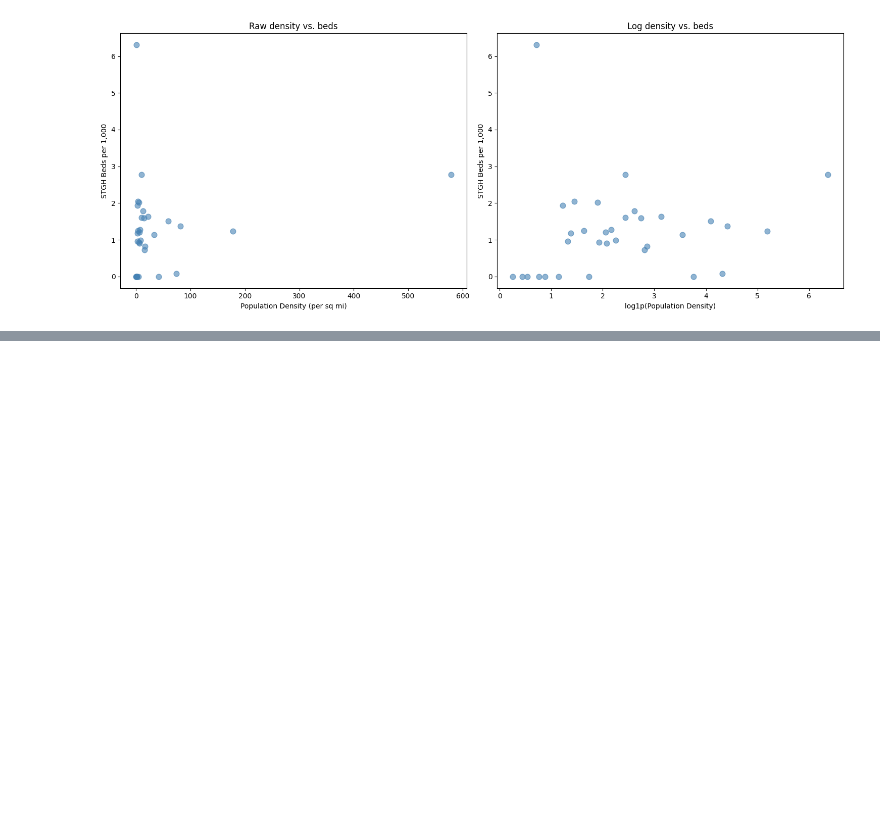
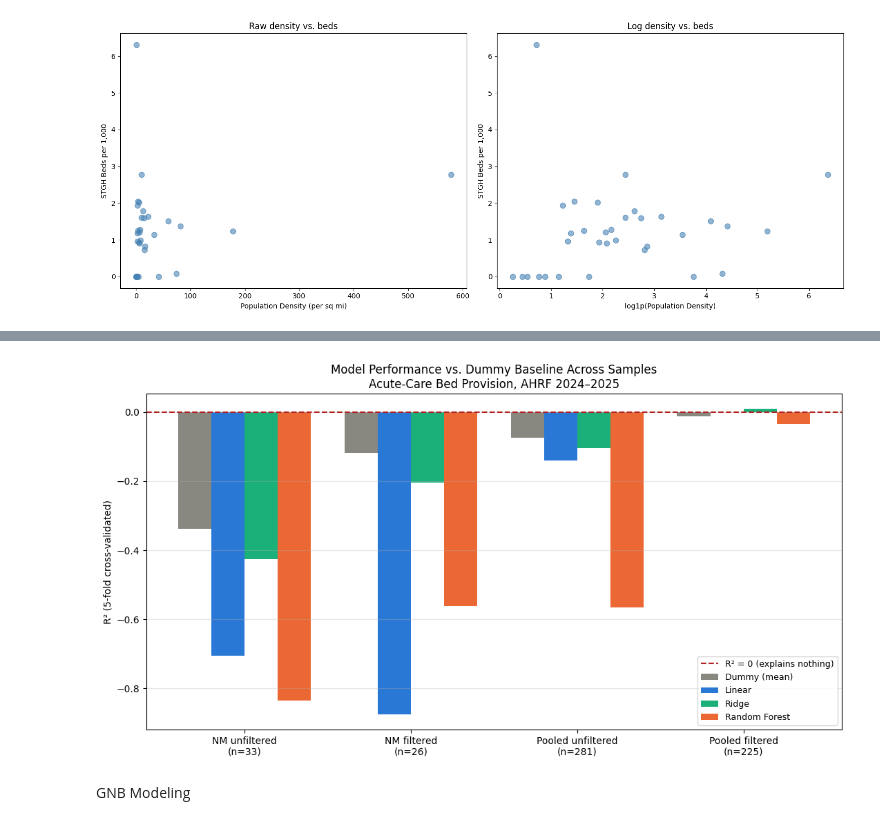
Before and after one commit to Capstone-Rangers/Capstone-Projects, a Jupyter notebook: Rural-Health-Access/Regional_Hospital_Spatial_Management.ipynb, the cells around one changed output, grey strips where cells are left out. Cells and saved outputs as stored; diff of their text form; code cells hidden in the pictures; blank space fills up the shorter version.

Commit message:
Created using Colab updated Additional testing to determine if the Null finding would hold up with comparing similar states, also used CMS derived target to test Null.

```diff
--- a/Rural-Health-Access/Regional_Hospital_Spatial_Management.ipynb
+++ b/Rural-Health-Access/Regional_Hospital_Spatial_Management.ipynb
@@ -619,0 +1035,20 @@ plt.show()
+# %%
+nm_filtered = pooled_frame[(pooled_frame['state'] == 'NM') &
+                           (pooled_frame['population'] >= POP_FLOOR)].copy()
+
+print(f"NM retained {len(nm_filtered)} of 33 counties")
+print("Dropped:", sorted(set(pooled_frame[pooled_frame['state']=='NM']['county'])
+                         - set(nm_filtered['county'])))
+print(f"Zero-bed counties remaining: {(nm_filtered['stgh_beds_per_1k'] == 0).sum()}")
+
+Xnm = pd.DataFrame({
+    'log_density':  np.log1p(nm_filtered['density']),
+    'poverty_rate': nm_filtered['poverty_rate'],
+    'pct_65plus':   nm_filtered['pct_65plus'],
+})
+ynm = nm_filtered['stgh_beds_per_1k']
+
+print()
+for name, m in models.items():
+    s = cross_val_score(m, Xnm, ynm, cv=kf, scoring='r2')
+    print(f"{name:<15} R² = {s.mean():>7.3f}   folds: {np.round(s, 3)}")
@@ -619,0 +1067,35 @@ plt.show()
+# %%
+import matplotlib.pyplot as plt
+import numpy as np
+
+configs = ['NM unfiltered\n(n=33)', 'NM filtered\n(n=26)',
+           'Pooled unfiltered\n(n=281)', 'Pooled filtered\n(n=225)']
+results = {
+    'Dummy (mean)':  [-0.338, -0.118, -0.074, -0.013],
+    'Linear':        [-0.705, -0.875, -0.140, -0.001],
+    'Ridge':         [-0.425, -0.204, -0.104,  0.009],
+    'Random Forest': [-0.835, -0.561, -0.566, -0.035],
+}
+
+x = np.arange(len(configs))
+width = 0.2
+colors = ['#888780', '#2a78d6', '#1baf7a', '#eb6834']
+
+fig, ax = plt.subplots(figsize=(11, 6))
+for i, (name, vals) in enumerate(results.items()):
+    ax.bar(x + (i - 1.5) * width, vals, width, label=name, color=colors[i])
+
+ax.axhline(0, color='firebrick', linestyle='--', linewidth=1.5,
+           label='R² = 0 (explains nothing)')
+ax.set_xticks(x)
+ax.set_xticklabels(configs)
+ax.set_ylabel('R² (5-fold cross-validated)')
+ax.set_title('Model Performance vs. Dummy Baseline Across Samples\nAcute-Care Bed Provision, AHRF 2024–2025')
+ax.legend(loc='lower right', fontsize=9)
+ax.grid(axis='y', alpha=0.3)
+plt.tight_layout()
+plt.show()
+# %% [output]
+[figure, added]
+# %% [markdown]
+GNB Modeling
```
Also changed, not shown: parts of 62 cells of this notebook.
